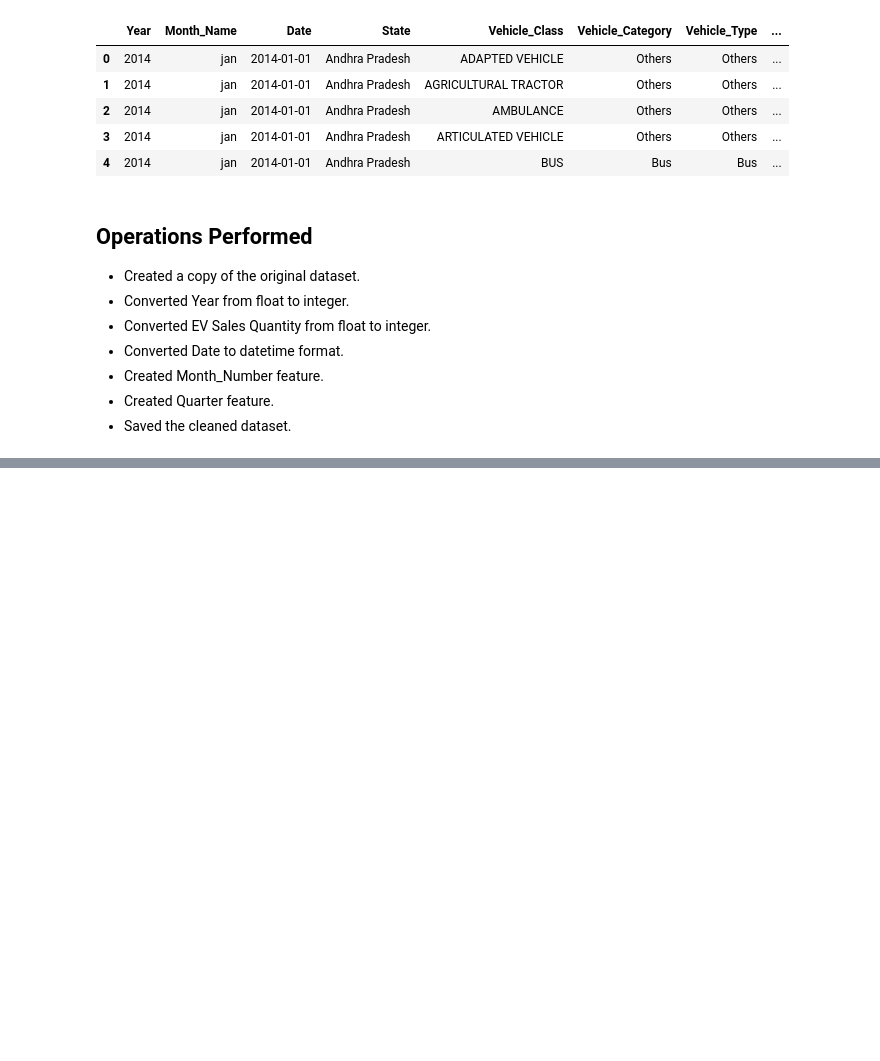
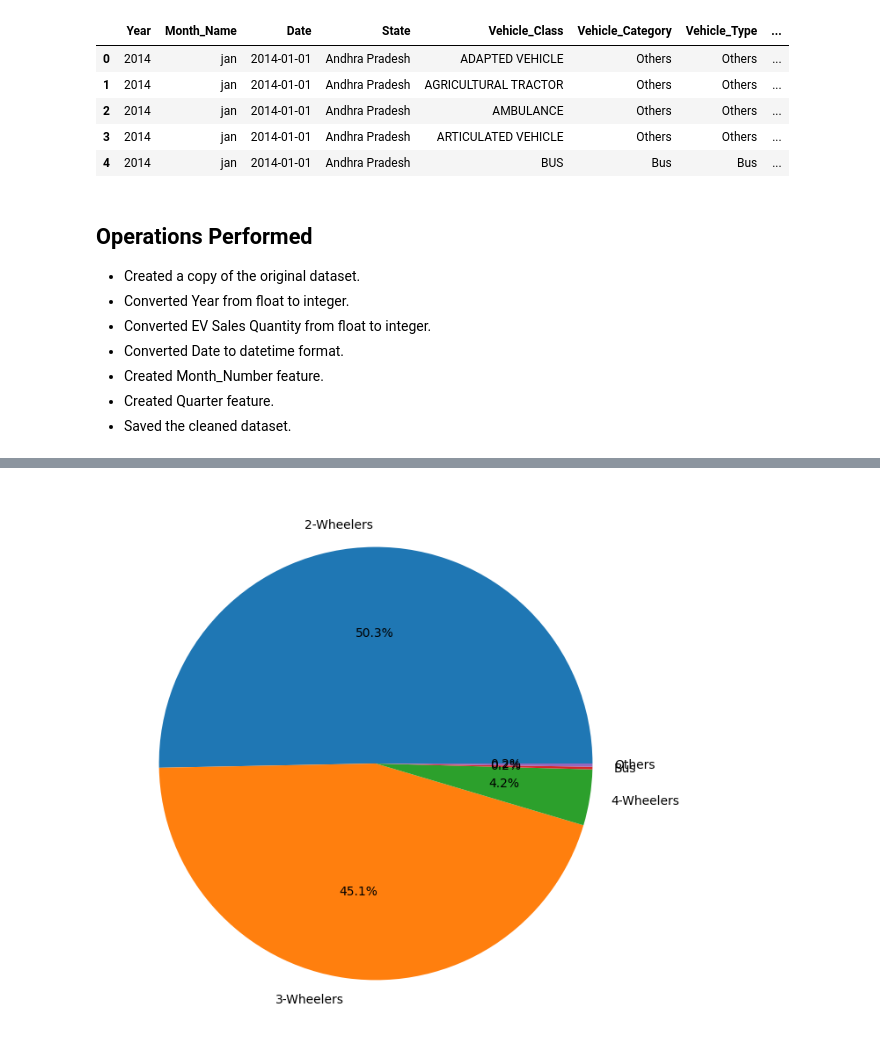
Before and after one commit to surya-20062006/VoltIQ-EV-Analytics, a Jupyter notebook: notebooks/ev_market_analysis.ipynb, the cells around one changed output, grey strips where cells are left out. Saved outputs shown, nothing was run; the diff lists cells and outputs as text; code cells hidden in the pictures; blank space fills up the shorter version.

```diff
--- a/notebooks/ev_market_analysis.ipynb
+++ b/notebooks/ev_market_analysis.ipynb
@@ -179,0 +245,8 @@ df_clean.to_csv(
+# %%
+category_sales = (
+    df_clean.groupby("Vehicle_Category")
+    ["EV_Sales_Quantity"]
+    .sum()
+)
+
+category_sales
@@ -179,0 +261,10 @@ df_clean.to_csv(
+# %%
+category_sales.plot(
+    kind="pie",
+    autopct="%1.1f%%",
+    figsize=(8,8)
+)
+plt.ylabel("")
+plt.show()
+# %% [output]
+[figure, added]
```
Also changed, not shown: parts of 13 cells of this notebook.
